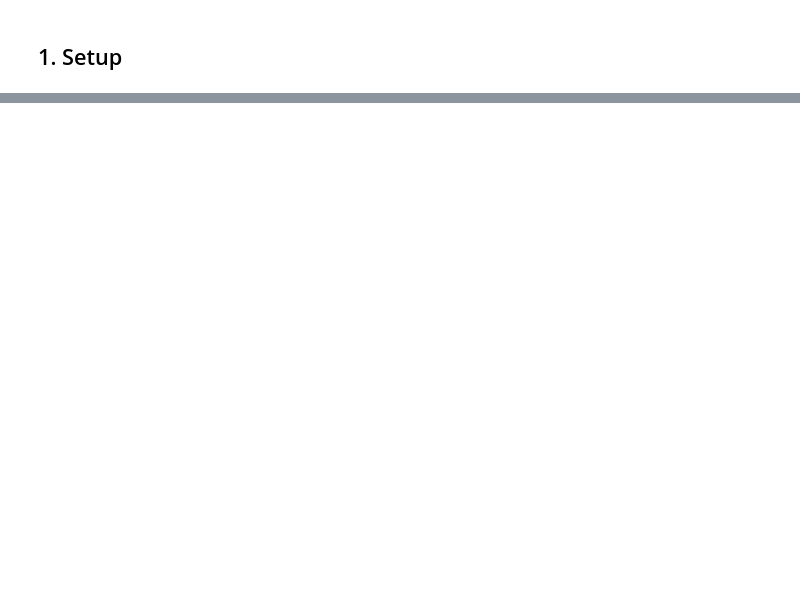
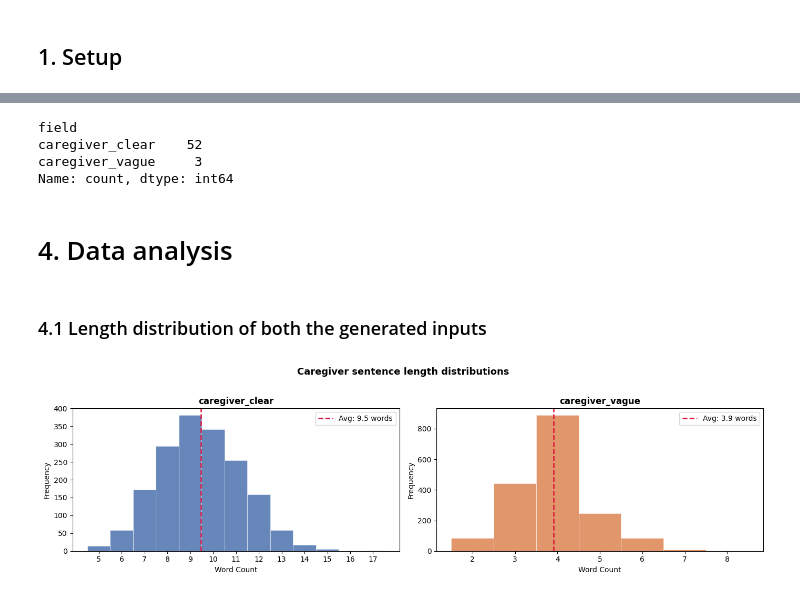
Before and after one commit to lollopelle01/aac-mcp-agent, a Jupyter notebook: annotation/annotation_quality_evaluation.ipynb, the cells around one changed output, grey strips where cells are left out. Cells and saved outputs as stored; diff of their text form; code cells hidden in the pictures; blank space fills up the shorter version.

```diff
--- a/annotation/annotation_quality_evaluation.ipynb
+++ b/annotation/annotation_quality_evaluation.ipynb
@@ -748,0 +101,4 @@ print('=' * 60)
+# %%
+before = len(df_ann)
+df_ann.dropna(inplace=True)
+print(f'Dropped {before - len(df_ann)} rows, the remaining are {len(df_ann)} rows.')
@@ -748,0 +142,15 @@ print('=' * 60)
+# %%
+TODS   = ["morning", "afternoon", "evening", "night"]
+FIELDS = ["caregiver_clear", "caregiver_vague", "schedule"]
+
+# Extract conflicts using a nested list comprehension
+conflicts = [
+    {"index": i, "expected": str(row["time_of_day"]).lower(), "conflict": t, "field": f, "content": row[f]}
+    for i, row in df_ann.iterrows()
+    for f in FIELDS
+    for t in TODS if t in str(row[f]).lower() and t != str(row["time_of_day"]).lower()
+]
+
+df_conflicts = pd.DataFrame(conflicts)
+print(f"Conflicts found: {len(df_conflicts)}" if not df_conflicts.empty else "No conflicts.")
+display(df_conflicts)
@@ -748,0 +176,7 @@ print('=' * 60)
+# %%
+df_conflicts["field"].value_counts()
+# %% [output]
+field
+caregiver_clear    52
+caregiver_vague     3
+Name: count, dtype: int64
@@ -748,0 +212,35 @@ print('=' * 60)
+# %% [markdown]
+# 4. Data analysis
+# %% [markdown]
+### 4.1 Length distribution of both the generated inputs
+# %%
+COLORS = {'clear': '#4C72B0', 'vague': '#DD8452'}
+_df = df_ann.copy()
+
+_df['len_clear'] = _df['caregiver_clear'].str.split().str.len()
+_df['len_vague']  = _df['caregiver_vague'].str.split().str.len()
+
+fig, axes = plt.subplots(1, 2, figsize=(14, 4))
+configs = [
+    (axes[0], 'len_clear', 'caregiver_clear', COLORS['clear']),
+    (axes[1], 'len_vague', 'caregiver_vague', COLORS['vague'])
+]
+
+for ax, col, label, color in configs:
+    vals = _df[col].dropna()
+    start, end = int(vals.min()), int(vals.max())
+    bins = [t - 0.5 for t in range(start, end + 2)]  # to center bin xtick
+    ax.hist(vals, bins=bins, color=color, alpha=0.85, edgecolor='white', linewidth=0.4)
+    avg = vals.mean()
+    ax.axvline(avg, color='crimson', lw=1.8, ls='--', label=f'Avg: {avg:.1f} words')
+    ax.set_xticks(range(start, end + 1, 1))
+    ax.set_title(label, fontweight='bold')
+    ax.set_xlabel('Word Count')
+    ax.set_ylabel('Frequency')
+    ax.legend()
+
+plt.suptitle('Caregiver sentence length distributions', fontsize=13, fontweight='bold', y=1.02)
+plt.tight_layout()
+plt.show()
+# %% [output]
+[figure, added]
```
Also changed, not shown: parts of 74 cells of this notebook, 1 other file.
